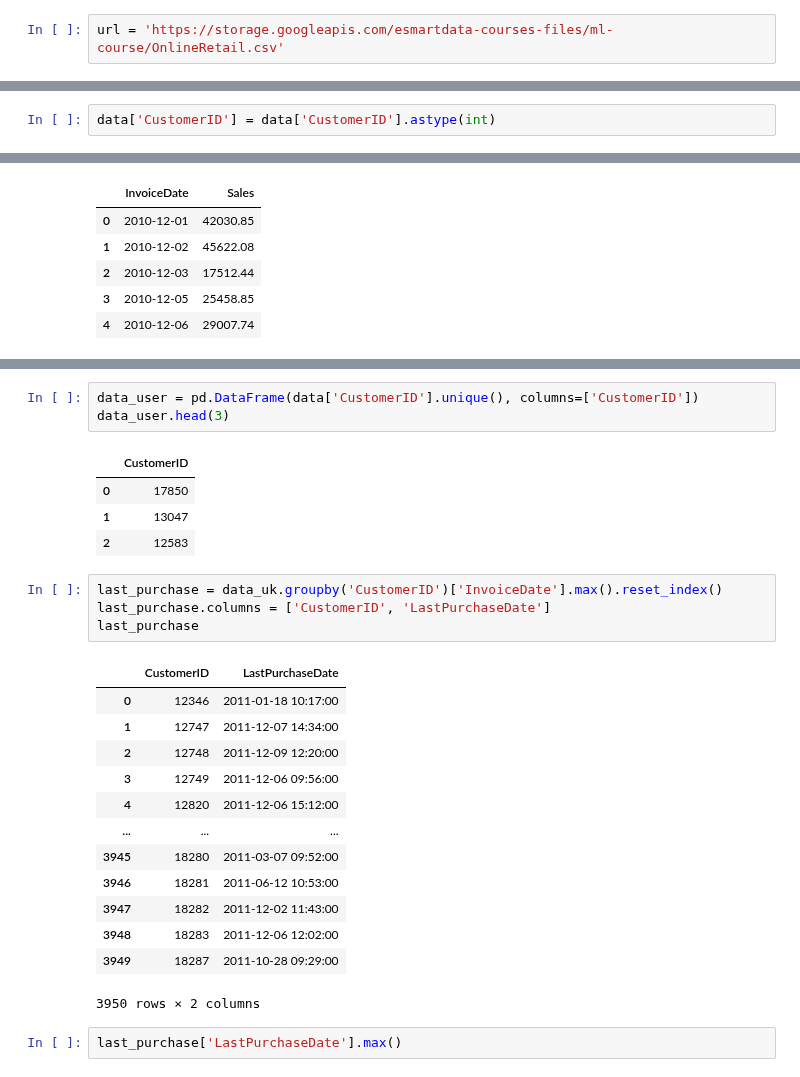
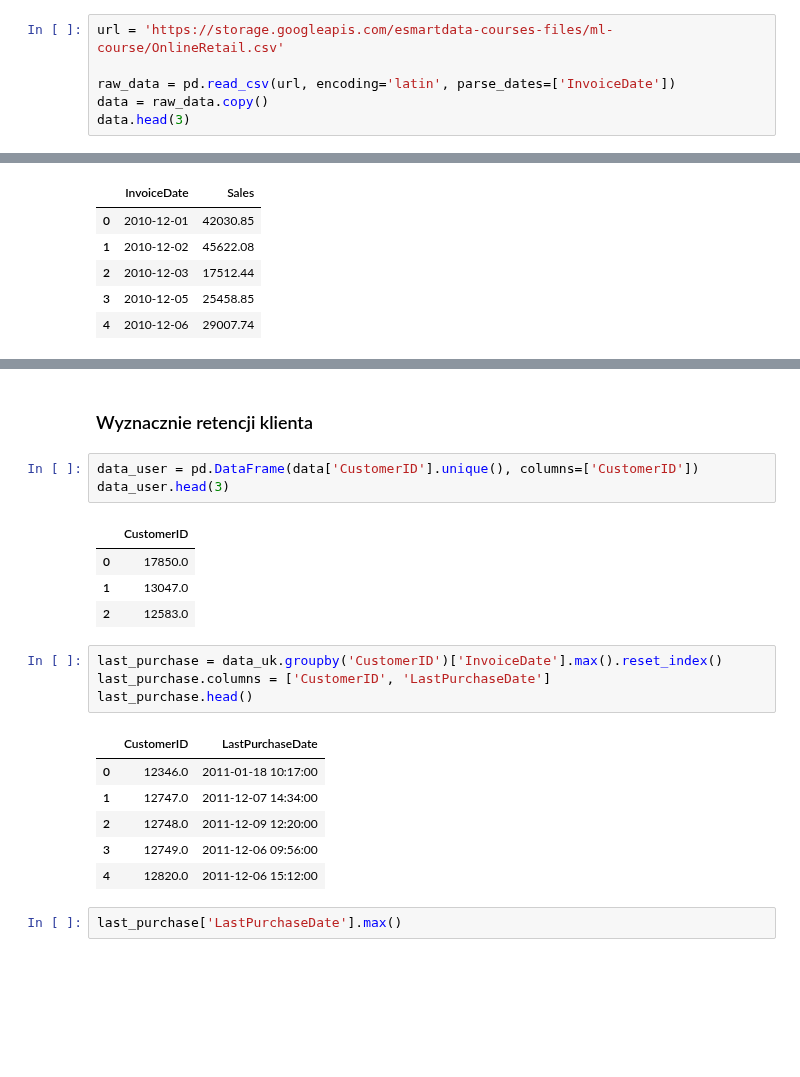
Before and after one commit to krakowiakpawel9/ml_course, a Jupyter notebook: ul/17_customer_segmentation.ipynb, the cells around one changed output, grey strips where cells are left out. Drawn from its saved outputs; the diff is of its cells as text; blank space fills up the shorter version.

```diff
--- a/ul/17_customer_segmentation.ipynb
+++ b/ul/17_customer_segmentation.ipynb
@@ -33,2 +36,6 @@ import plotly.express as px
 # %%
 url = 'https://storage.googleapis.com/esmartdata-courses-files/ml-course/OnlineRetail.csv'
+
+raw_data = pd.read_csv(url, encoding='latin', parse_dates=['InvoiceDate'])
+data = raw_data.copy()
+data.head(3)
@@ -112,8 +143,6 @@ UnitPrice      0
 CustomerID     0
 Country        0
 dtype: int64
-# %%
-data['CustomerID'] = data['CustomerID'].astype(int)
 # %%
 data['Country'].value_counts()
 # %% [output]
@@ -218,32 +247,27 @@ fig.update_layout(template='plotly_dark', title='Sales by day', width=950)
 fig.show()
 # %% [output]
 [interactive output not drawn]
+# %% [markdown]
+### <a name='3'></a> Wyznacznie retencji klienta
 # %%
 data_user = pd.DataFrame(data['CustomerID'].unique(), columns=['CustomerID'])
 data_user.head(3)
 # %% [output]
 |  | CustomerID |
-| 0 | 17850 |
-| 1 | 13047 |
-| 2 | 12583 |
+| 0 | 17850.0 |
+| 1 | 13047.0 |
+| 2 | 12583.0 |
 # %%
 last_purchase = data_uk.groupby('CustomerID')['InvoiceDate'].max().reset_index()
 last_purchase.columns = ['CustomerID', 'LastPurchaseDate']
-last_purchase
+last_purchase.head()
 # %% [output]
 |  | CustomerID | LastPurchaseDate |
-| 0 | 12346 | 2011-01-18 10:17:00 |
-| 1 | 12747 | 2011-12-07 14:34:00 |
-| 2 | 12748 | 2011-12-09 12:20:00 |
-| 3 | 12749 | 2011-12-06 09:56:00 |
-| 4 | 12820 | 2011-12-06 15:12:00 |
-| ... | ... | ... |
-| 3945 | 18280 | 2011-03-07 09:52:00 |
-| 3946 | 18281 | 2011-06-12 10:53:00 |
-| 3947 | 18282 | 2011-12-02 11:43:00 |
-| 3948 | 18283 | 2011-12-06 12:02:00 |
-| 3949 | 18287 | 2011-10-28 09:29:00 |
+| 0 | 12346.0 | 2011-01-18 10:17:00 |
+| 1 | 12747.0 | 2011-12-07 14:34:00 |
+| 2 | 12748.0 | 2011-12-09 12:20:00 |
+| 3 | 12749.0 | 2011-12-06 09:56:00 |
+| 4 | 12820.0 | 2011-12-06 15:12:00 |
-3950 rows × 2 columns
 # %%
 last_purchase['LastPurchaseDate'].max()
 # %% [output]
```
Also changed, not shown: parts of 55 cells of this notebook.
